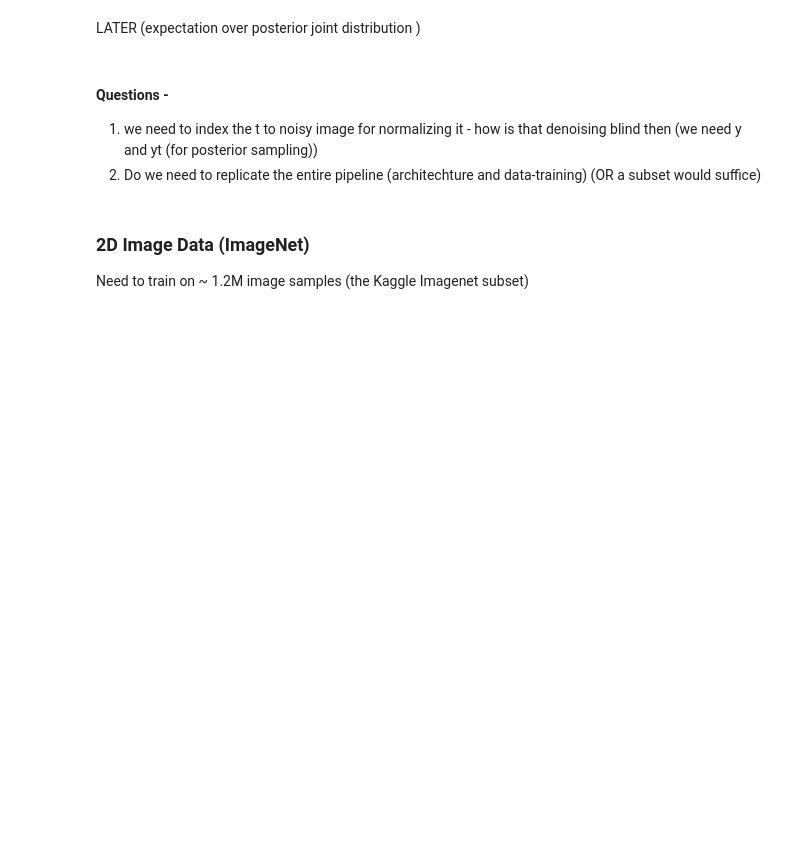
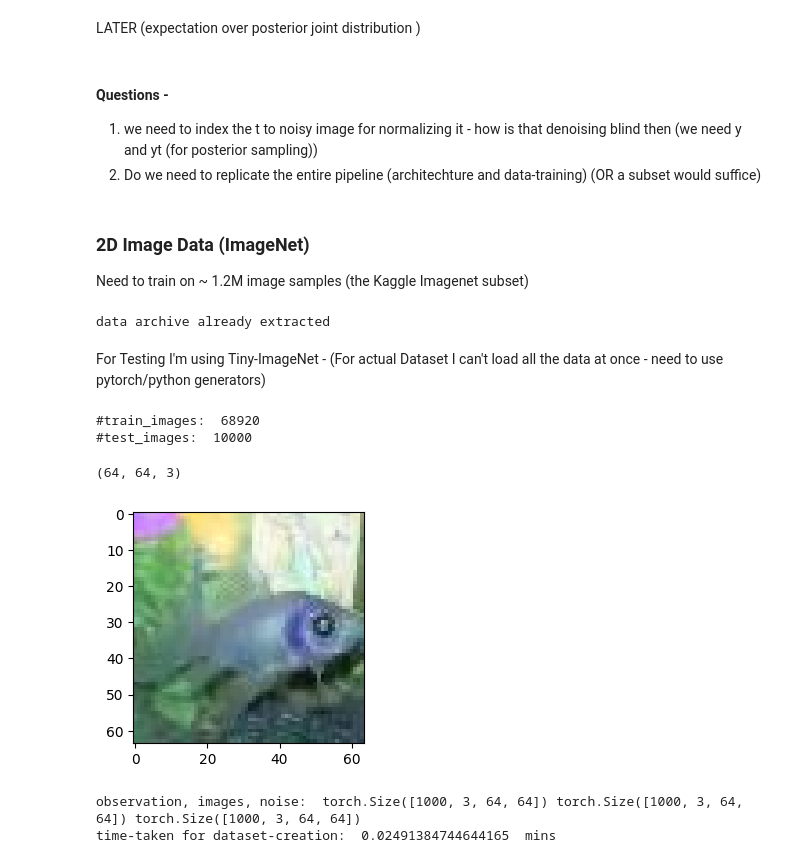
Before and after one commit to AlikMon88/Gibbs-Diff, a Jupyter notebook: unit_main_gibbs.ipynb, the cells around one changed output. Drawn from its saved outputs; the diff is of its cells as text; code cells hidden in the pictures; blank space fills up the shorter version.

Commit message:
add 2d dataset

```diff
--- a/unit_main_gibbs.ipynb
+++ b/unit_main_gibbs.ipynb
@@ -456,19 +441,52 @@ import torchvision.datasets
 import os
 import zipfile
 # %%
-zip_path = "../data/archive.zip"
-extract_dir = '../data/tiny-imagenet/'  # Use '.' to extract to current directory
-
-with zipfile.ZipFile(zip_path, 'r') as zip_ref:
-    zip_ref.extractall(extract_dir)
+zip_path = "data/archive.zip"
+extract_dir = 'data/tiny-imagenet/'  # Use '.' to extract to current directory
+# %%
+if not os.path.exists(extract_dir):
+    with zipfile.ZipFile(zip_path, 'r') as zip_ref:
+        zip_ref.extractall(extract_dir)
+    print("data archive succesfully extracted")
+else:
+    print('data archive already extracted')
+# %% [output]
+data archive already extracted
+# %% [markdown]
+For Testing I'm using Tiny-ImageNet - (For actual Dataset I can't load all the data at once - need to use pytorch/python generators)
+# %%
+def tiny_imagenet_file_handler(source_path, return_path = True):
+    train_path = os.path.join(source_path, 'tiny-imagenet-200/train')
+    test_path = os.path.join(source_path, 'tiny-imagenet-200/test/images')
+
+    train_class_path = [os.path.join(train_path, class_id + '/images') for class_id in os.listdir(train_path)]
+
+    train_image_path = []
+    for tp in train_class_path:
+        for image_id in os.listdir(tp):
+            train_image_path.append(os.path.join(tp, image_id))
+
+    test_image_path = []
+    for image_id in os.listdir(test_path):
+        test_image_path.append(os.path.join(test_path, image_id))
+
+    print('#train_images: ', len(train_image_path))
+    print('#test_images: ', len(test_image_path))
+
+    if return_path:
+        return train_image_path, test_image_path
+# %%
+train_image_path, test_image_path = tiny_imagenet_file_handler(extract_dir)
+# %% [output]
+#train_images:  68920
+#test_images:  10000
 # %%
-train_data_path = '..'
-train_imagenet_path = os.path.join(extract_dir, train_data_path)
-
-img = cv.imread(train_imagenet_path)
+img = cv.imread(train_image_path[0])
 print(img.shape)
 
-fig = plt.figure(figsize = (7, 7))
-
+fig = plt.figure(figsize = (3, 3))
 plt.imshow(img)
 plt.show()
+# %% [output]
+(64, 64, 3)
+[figure, added]
@@ -474,0 +504,10 @@ plt.show()
+# %%
+ft = time.time()
+train_observation, train_images, train_noise = create_2d_data_colored(train_image_path, n_samples = subset_sample_len, phi=phi, sigma=sigma, is_plot=False, decay=decay)
+print("observation, images, noise: ", train_observation.shape, train_images.shape, train_noise.shape)
+lt = time.time()
+
+print('time-taken for dataset-creation: ', (lt - ft)/60, ' mins')
+# %% [output]
+observation, images, noise:  torch.Size([1000, 3, 64, 64]) torch.Size([1000, 3, 64, 64]) torch.Size([1000, 3, 64, 64])
+time-taken for dataset-creation:  0.02491384744644165  mins
```
Also changed, not shown: parts of 8 cells of this notebook, 14 other files.
